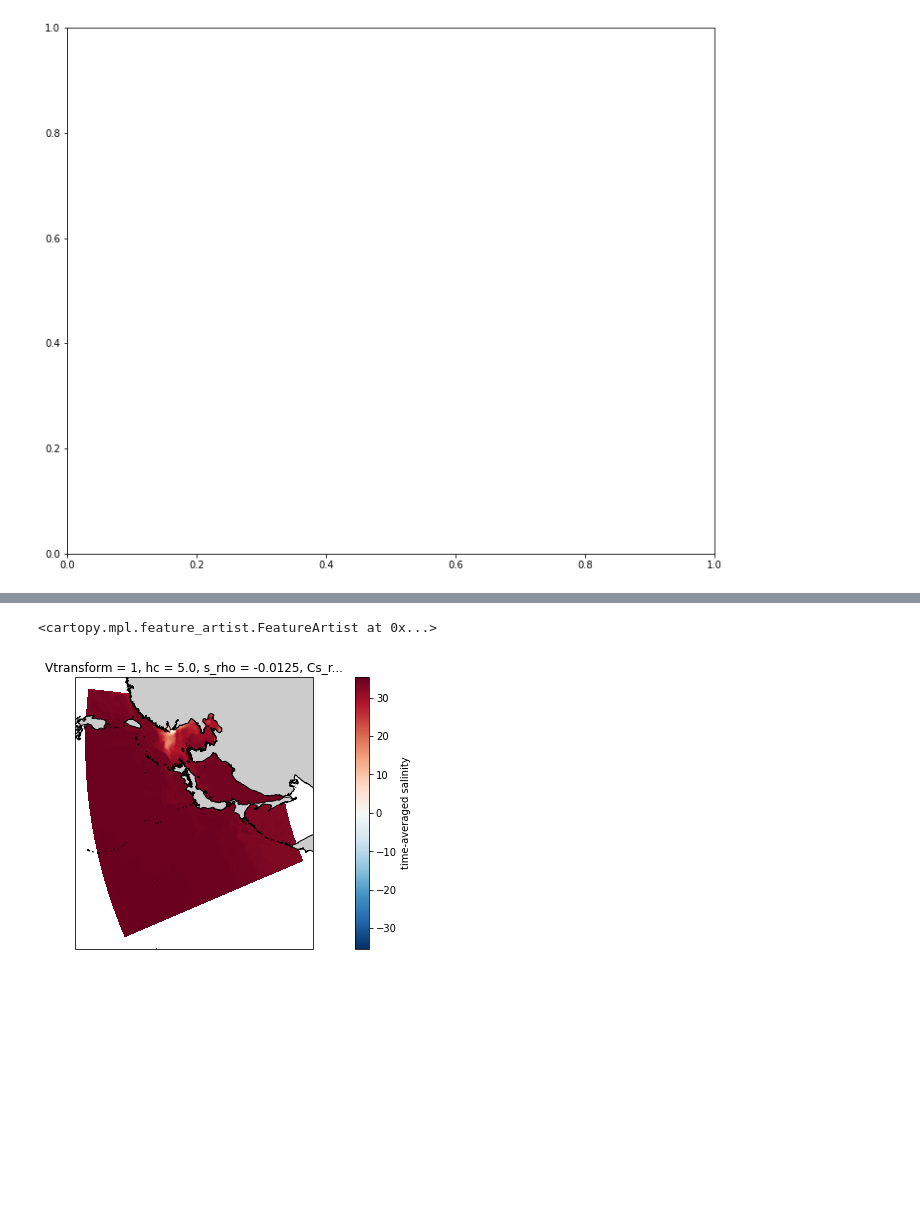
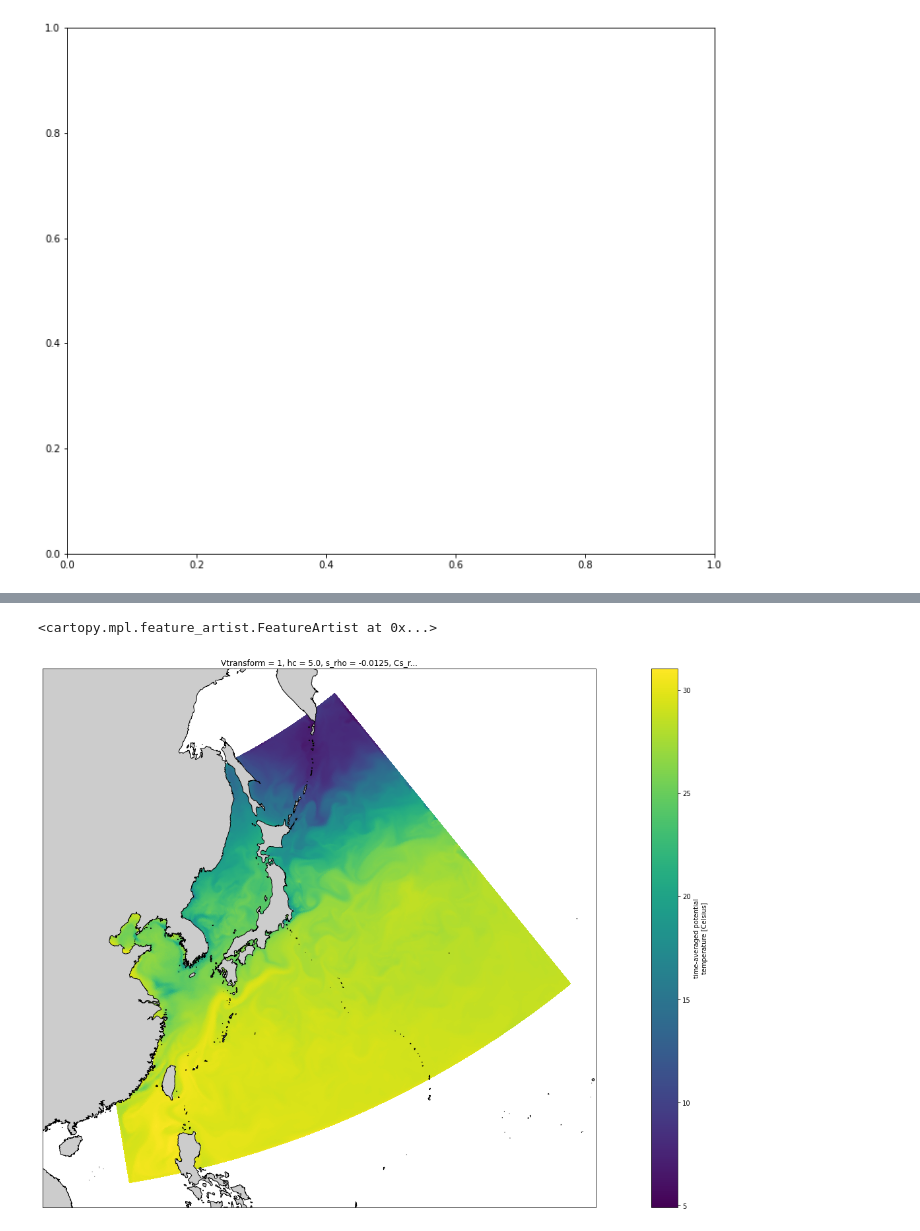
Before and after one commit to kwangwoog/Deep-Ocean, a Jupyter notebook: roms_plot.ipynb, the cells around one changed output, grey strips where cells are left out. Cells and saved outputs as stored; diff of their text form; code cells hidden in the pictures; blank space fills up the shorter version.

```diff
--- a/roms_plot.ipynb
+++ b/roms_plot.ipynb
@@ -244,13 +562,14 @@ ds.temp.isel(s_rho=-3, ocean_time=0).plot(x='lon_rho', y='lat_rho')
 # %%
-proj = ccrs.LambertConformal(central_longitude=-92, central_latitude=29)
-fig = plt.figure(figsize=(15, 5))
+#proj = ccrs.LambertConformal(central_longitude=-92, central_latitude=29)
+proj = ccrs.LambertConformal(central_longitude=100, central_latitude=29)
+fig = plt.figure(figsize=(30, 15))
 ax = plt.axes(projection=proj)
-ds.salt.isel(s_rho=-1, ocean_time=0).plot(x='lon_rho', y='lat_rho',
+ds.temp.isel(s_rho=-1, ocean_time=0).plot(x='lon_rho', y='lat_rho',
                                           transform=ccrs.PlateCarree())
 
 coast_10m = cfeature.NaturalEarthFeature('physical', 'land', '10m',
                                         edgecolor='k', facecolor='0.8')
 ax.add_feature(coast_10m)
 # %% [output]
 <cartopy.mpl.feature_artist.FeatureArtist at 0x...>
-[figure, old version]
+[figure, new version]
```
Also changed, not shown: parts of 25 cells of this notebook.
